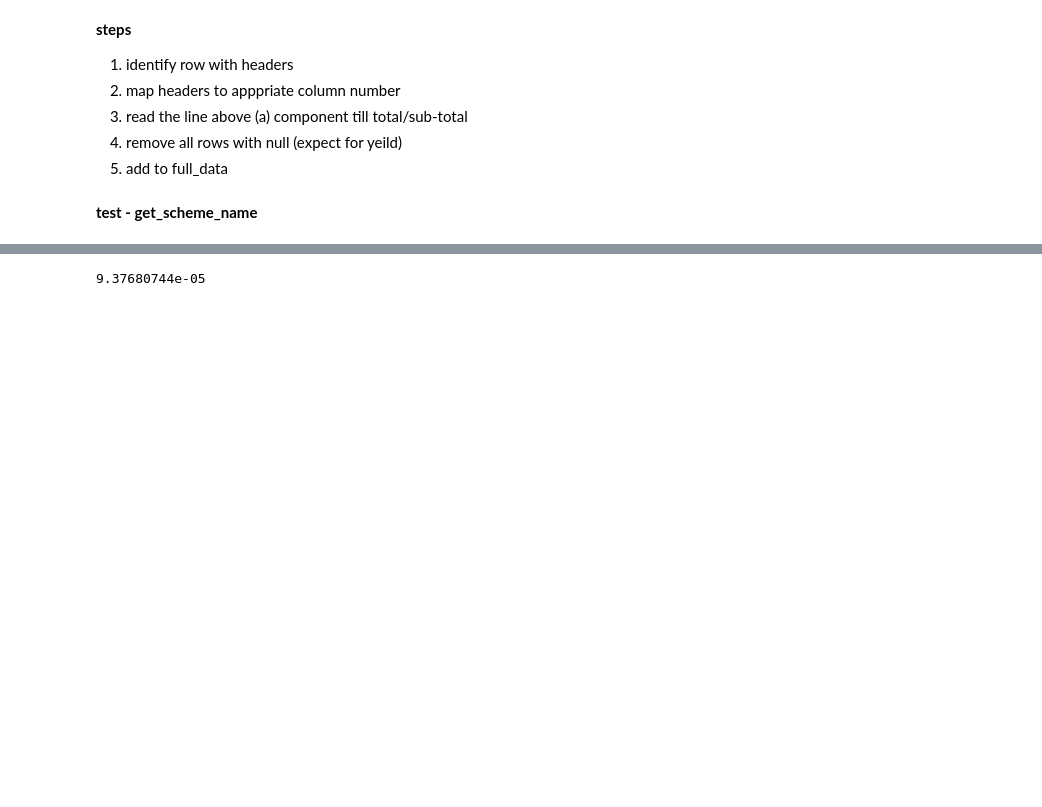
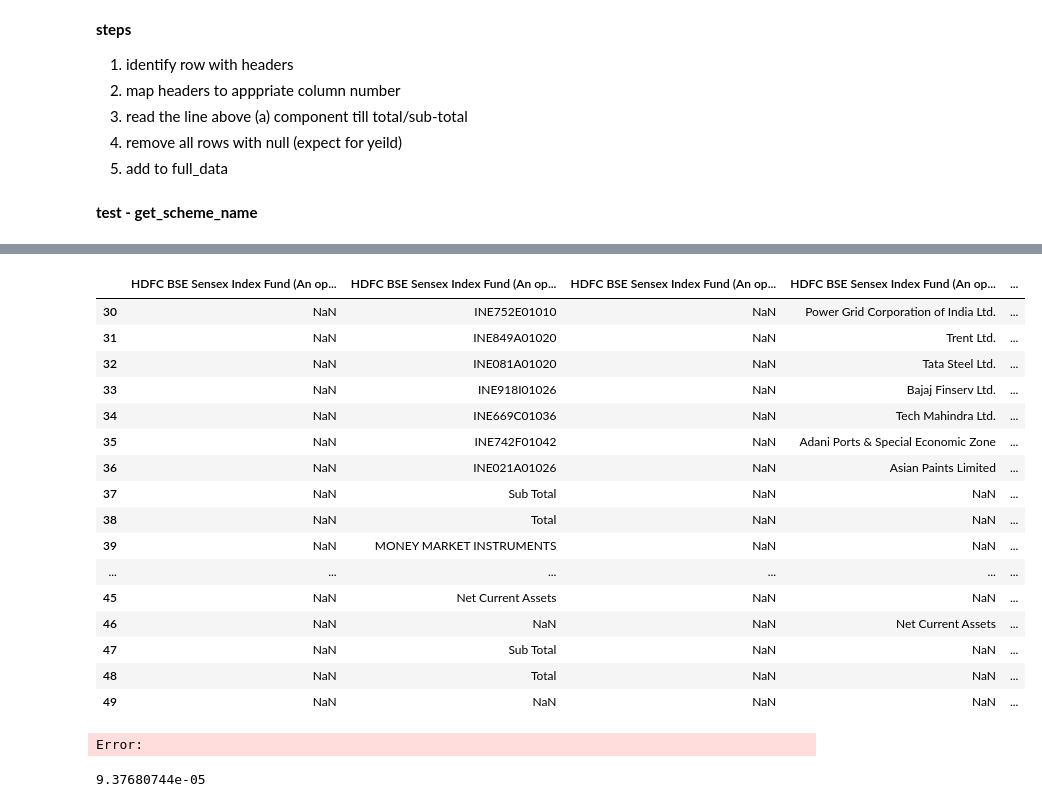
Before and after one commit to vaibhaVishwakarma/AssetManagmentCompanyParser, a Jupyter notebook: test.ipynb, the cells around one changed output, grey strips where cells are left out. Cells and saved outputs as stored; diff of their text form; code cells hidden in the pictures; blank space fills up the shorter version.

```diff
--- a/test.ipynb
+++ b/test.ipynb
@@ -59,3 +81,24 @@ df.head(3)
+# %%
+df.iloc[30:50]
+# %% [output]
+|  | HDFC BSE Sensex Index Fund (An op... | HDFC BSE Sensex Index Fund (An op... | HDFC BSE Sensex Index Fund (An op... | HDFC BSE Sensex Index Fund (An op... | ... |
+| 30 | NaN | INE752E01010 | NaN | Power Grid Corporation of India Ltd. | ... |
+| 31 | NaN | INE849A01020 | NaN | Trent Ltd. | ... |
+| 32 | NaN | INE081A01020 | NaN | Tata Steel Ltd. | ... |
+| 33 | NaN | INE918I01026 | NaN | Bajaj Finserv Ltd. | ... |
+| 34 | NaN | INE669C01036 | NaN | Tech Mahindra Ltd. | ... |
+| 35 | NaN | INE742F01042 | NaN | Adani Ports & Special Economic Zone | ... |
+| 36 | NaN | INE021A01026 | NaN | Asian Paints Limited | ... |
+| 37 | NaN | Sub Total | NaN | NaN | ... |
+| 38 | NaN | Total | NaN | NaN | ... |
+| 39 | NaN | MONEY MARKET INSTRUMENTS | NaN | NaN | ... |
+| ... | ... | ... | ... | ... | ... |
+| 45 | NaN | Net Current Assets | NaN | NaN | ... |
+| 46 | NaN | NaN | NaN | Net Current Assets | ... |
+| 47 | NaN | Sub Total | NaN | NaN | ... |
+| 48 | NaN | Total | NaN | NaN | ... |
+| 49 | NaN | NaN | NaN | NaN | ... |
+Error:
 # %%
 print(float(df.iloc[72,7]))
 # %% [output]
```
Also changed, not shown: parts of 4 cells of this notebook, 15 other files.
